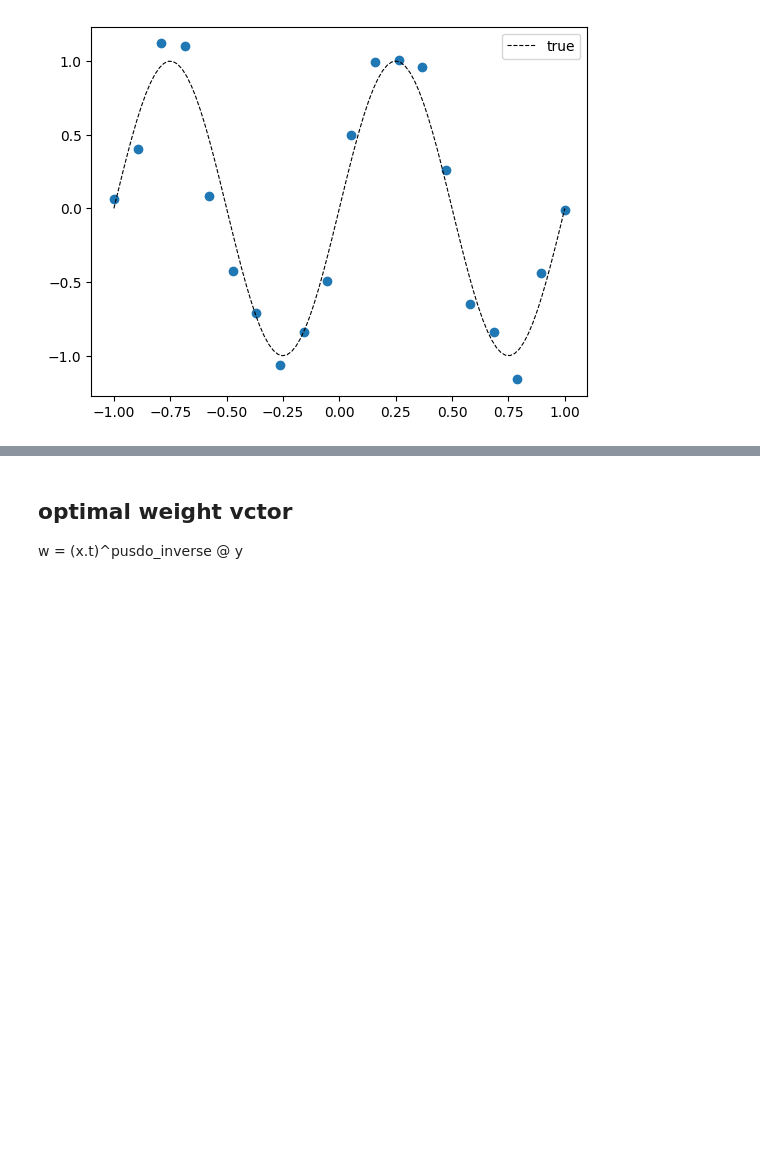
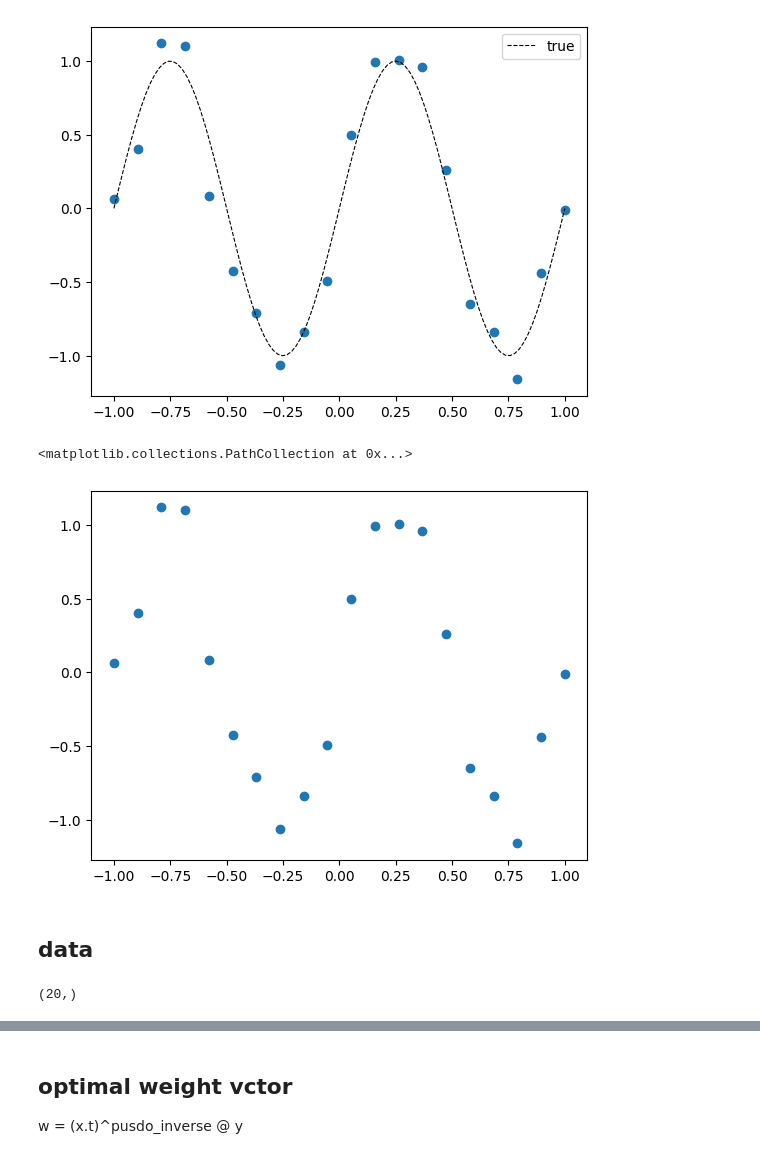
Before and after one commit to pallavi285/MLT-workshop, a Jupyter notebook: practice/30sept.ipynb, the cells around one changed output, grey strips where cells are left out. Drawn from its saved outputs; the diff is of its cells as text; code cells hidden in the pictures; blank space fills up the shorter version.

```diff
--- a/practice/30sept.ipynb
+++ b/practice/30sept.ipynb
@@ -21,0 +21,11 @@ plt.legend()
+# %%
+plt.scatter(x,y)
+# %% [output]
+<matplotlib.collections.PathCollection at 0x...>
+[figure, added]
+# %% [markdown]
+## data
+# %%
+print(X.shape)
+# %% [output]
+(20,)
```
Also changed, not shown: parts of 8 cells of this notebook, 2 other files.
